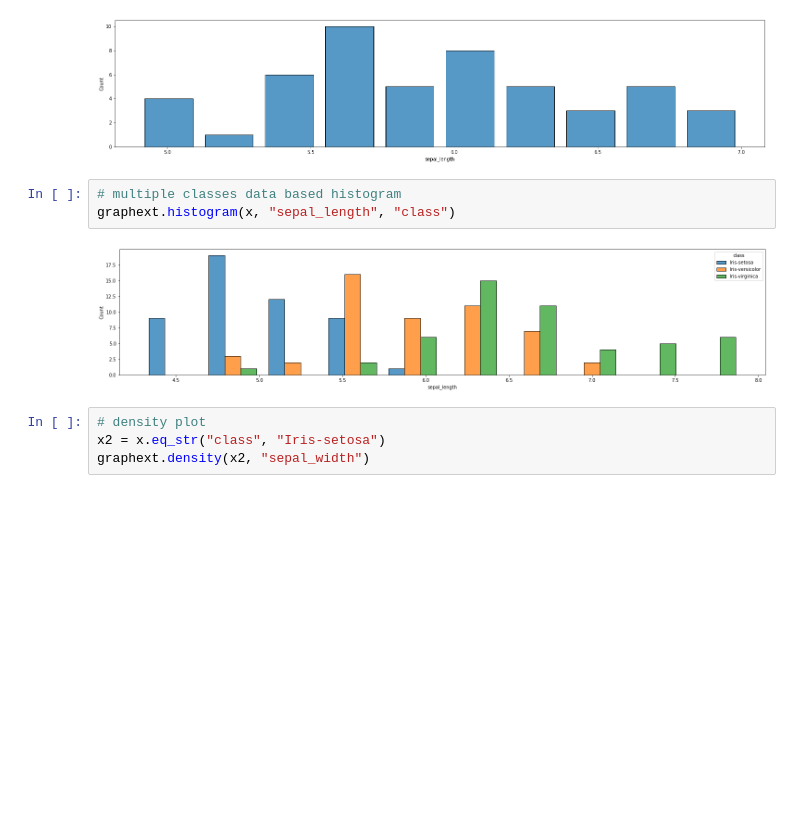
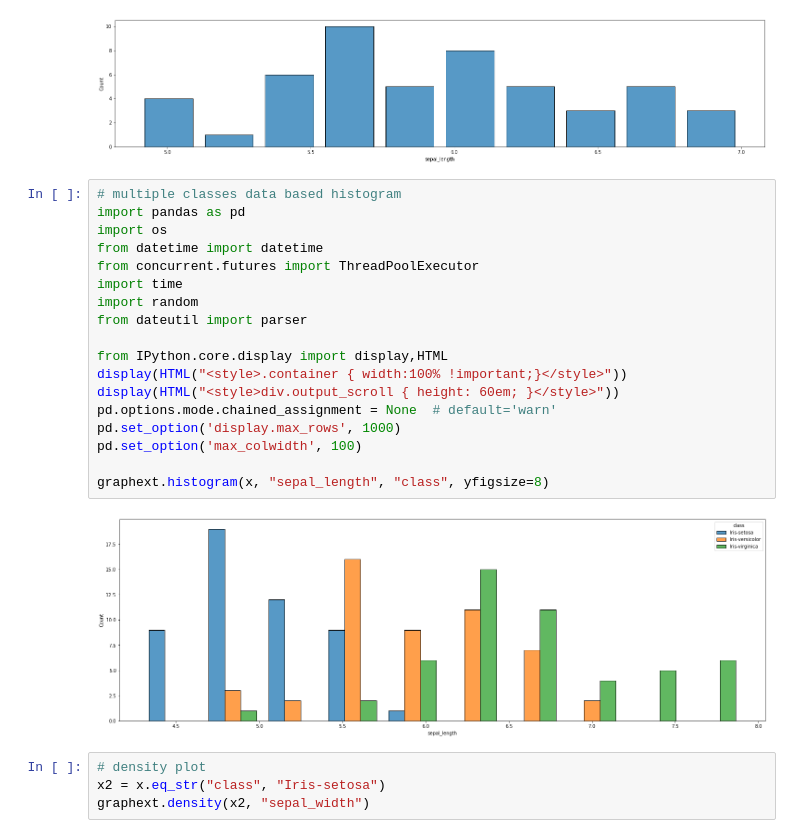
Before and after one commit to CrowdStrike/omigo-data-analytics, a Jupyter notebook: notebooks/graphs.ipynb, the cells around one changed output. Saved outputs shown, nothing was run; the diff lists cells and outputs as text; blank space fills up the shorter version.

```diff
--- a/notebooks/graphs.ipynb
+++ b/notebooks/graphs.ipynb
@@ -28,9 +28,24 @@ graphext.histogram(x1, "sepal_length")
 [figure]
 # %%
 # multiple classes data based histogram
-graphext.histogram(x, "sepal_length", "class")
+import pandas as pd
+import os
+from datetime import datetime
+from concurrent.futures import ThreadPoolExecutor
+import time
+import random
+from dateutil import parser
+
+from IPython.core.display import display,HTML
+display(HTML("<style>.container { width:100% !important;}</style>"))
+display(HTML("<style>div.output_scroll { height: 60em; }</style>"))
+pd.options.mode.chained_assignment = None  # default='warn'
+pd.set_option('display.max_rows', 1000)
+pd.set_option('max_colwidth', 100)
+
+graphext.histogram(x, "sepal_length", "class", yfigsize=8)
 # %% [output]
-[figure, old version]
+[figure, new version]
 # %%
 # density plot
 x2 = x.eq_str("class", "Iris-setosa")
```
Also changed, not shown: parts of 1 cell of this notebook, 2 other files.
